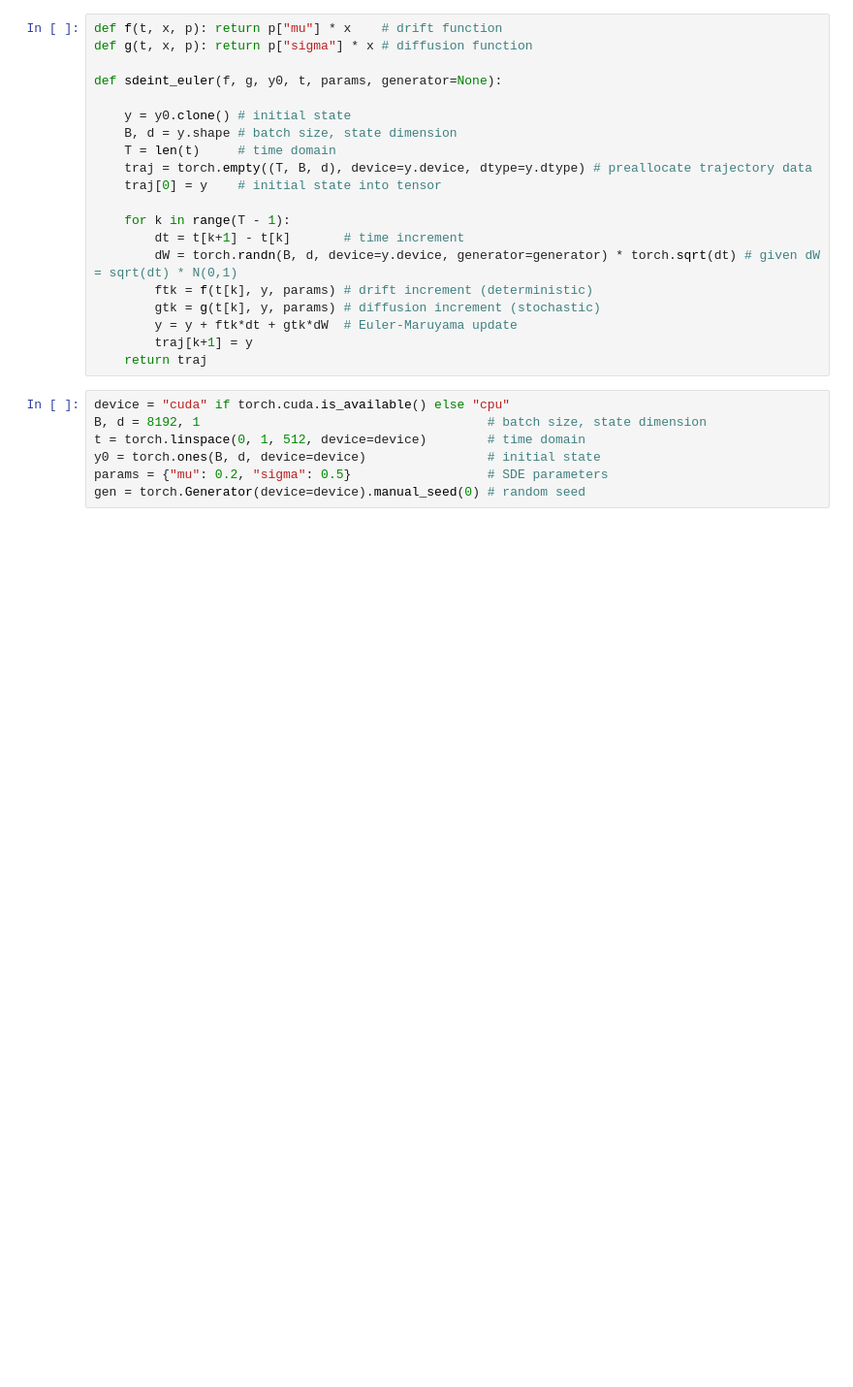
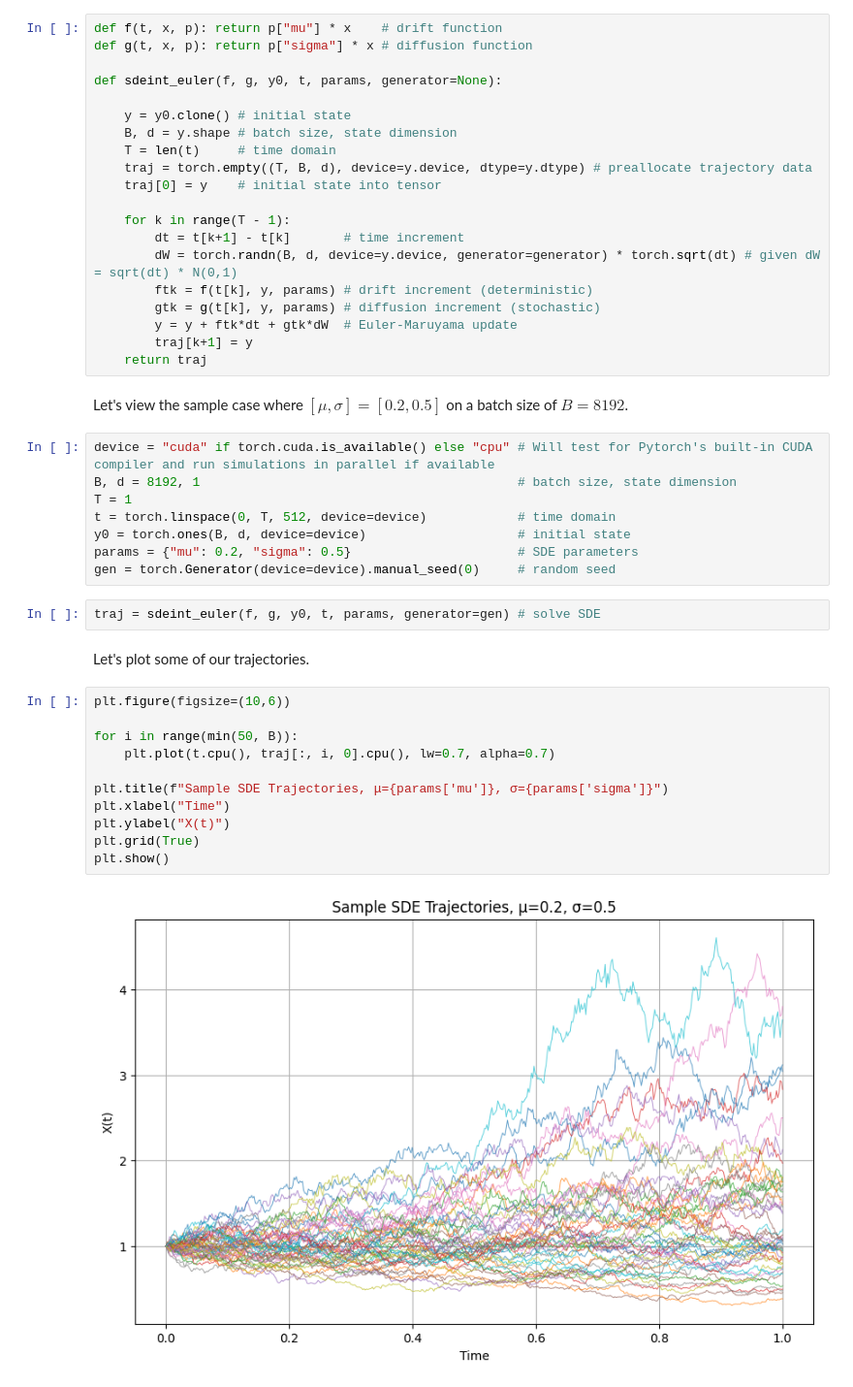
Before and after one commit to mcvlix/gpu-stoch-sim, a Jupyter notebook: euler-maruyama_demo.ipynb, the cells around one changed output. Shown at 97% size. Cells and saved outputs as stored; diff of their text form; blank space fills up the shorter version.

```diff
--- a/euler-maruyama_demo.ipynb
+++ b/euler-maruyama_demo.ipynb
@@ -39,10 +49,30 @@ def sdeint_euler(f, g, y0, t, params, generator=None):
         y = y + ftk*dt + gtk*dW  # Euler-Maruyama update
         traj[k+1] = y
     return traj
+# %% [markdown]
+Let's view the sample case where $[\mu, \sigma] = [0.2, 0.5]$ on a batch size of $B=8192$.
 # %%
-device = "cuda" if torch.cuda.is_available() else "cpu"
-B, d = 8192, 1                                      # batch size, state dimension
-t = torch.linspace(0, 1, 512, device=device)        # time domain
-y0 = torch.ones(B, d, device=device)                # initial state
-params = {"mu": 0.2, "sigma": 0.5}                  # SDE parameters
-gen = torch.Generator(device=device).manual_seed(0) # random seed
+device = "cuda" if torch.cuda.is_available() else "cpu" # Will test for Pytorch's built-in CUDA compiler and run simulations in parallel if available
+B, d = 8192, 1                                          # batch size, state dimension
+T = 1
+t = torch.linspace(0, T, 512, device=device)            # time domain
+y0 = torch.ones(B, d, device=device)                    # initial state
+params = {"mu": 0.2, "sigma": 0.5}                      # SDE parameters
+gen = torch.Generator(device=device).manual_seed(0)     # random seed
+# %%
+traj = sdeint_euler(f, g, y0, t, params, generator=gen) # solve SDE
+# %% [markdown]
+Let's plot some of our trajectories.
+# %%
+plt.figure(figsize=(10,6))
+
+for i in range(min(50, B)):
+    plt.plot(t.cpu(), traj[:, i, 0].cpu(), lw=0.7, alpha=0.7)
+
+plt.title(f"Sample SDE Trajectories, μ={params['mu']}, σ={params['sigma']}")
+plt.xlabel("Time")
+plt.ylabel("X(t)")
+plt.grid(True)
+plt.show()
+# %% [output]
+[figure, added]
```
Also changed, not shown: parts of 8 cells of this notebook, 6 other files.
